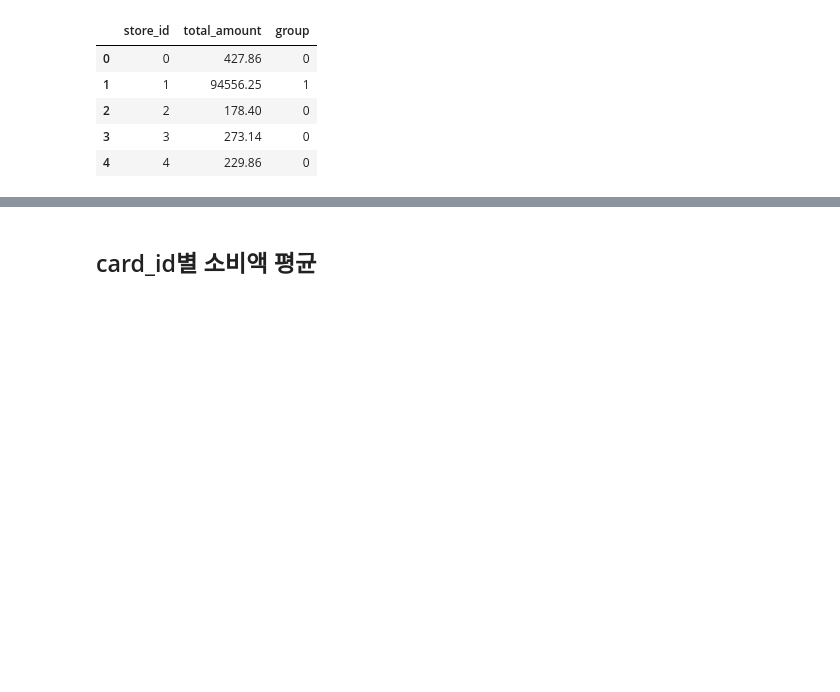
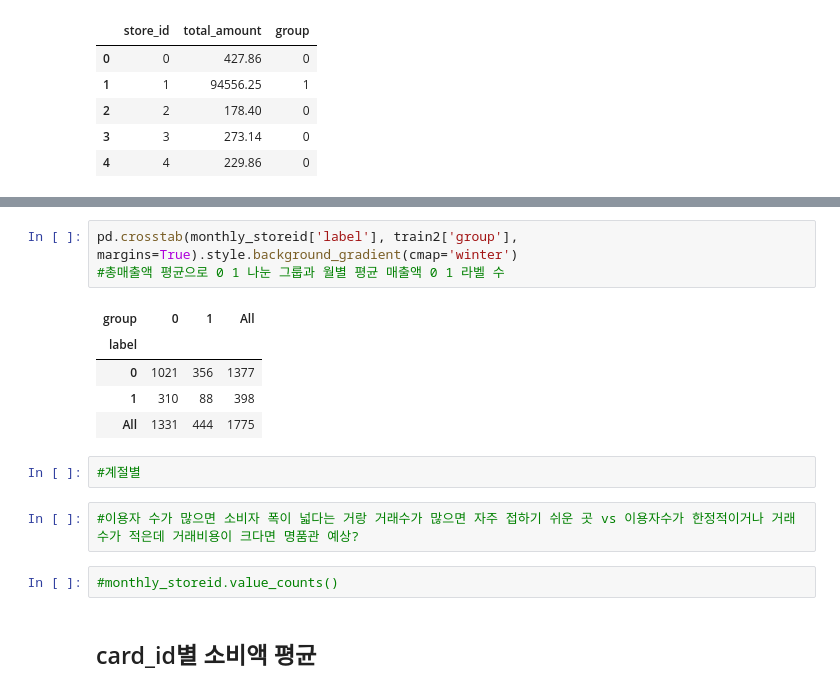
Before and after one commit to brandnewmin/brandnewm, a Jupyter notebook: dacon3.ipynb, the cells around one changed output, grey strips where cells are left out. Drawn from its saved outputs; the diff is of its cells as text; blank space fills up the shorter version.

```diff
--- a/dacon3.ipynb
+++ b/dacon3.ipynb
@@ -266,3 +339,18 @@ train2.head()
+# %%
+pd.crosstab(monthly_storeid['label'], train2['group'], margins=True).style.background_gradient(cmap='winter')
+#총매출액 평균으로 0 1 나눈 그룹과 월별 평균 매출액 0 1 라벨 수
+# %% [output]
+| group | 0 | 1 | All |
+| label |  |  |  |
+| 0 | 1021 | 356 | 1377 |
+| 1 | 310 | 88 | 398 |
+| All | 1331 | 444 | 1775 |
+# %%
+#계절별
+# %%
+#이용자 수가 많으면 소비자 폭이 넓다는 거랑 거래수가 많으면 자주 접하기 쉬운 곳 vs 이용자수가 한정적이거나 거래수가 적은데 거래비용이 크다면 명품관 예상?
+# %%
+#monthly_storeid.value_counts()
 # %% [markdown]
 ## card_id별 소비액 평균
 # %%
```
Also changed, not shown: parts of 20 cells of this notebook.
